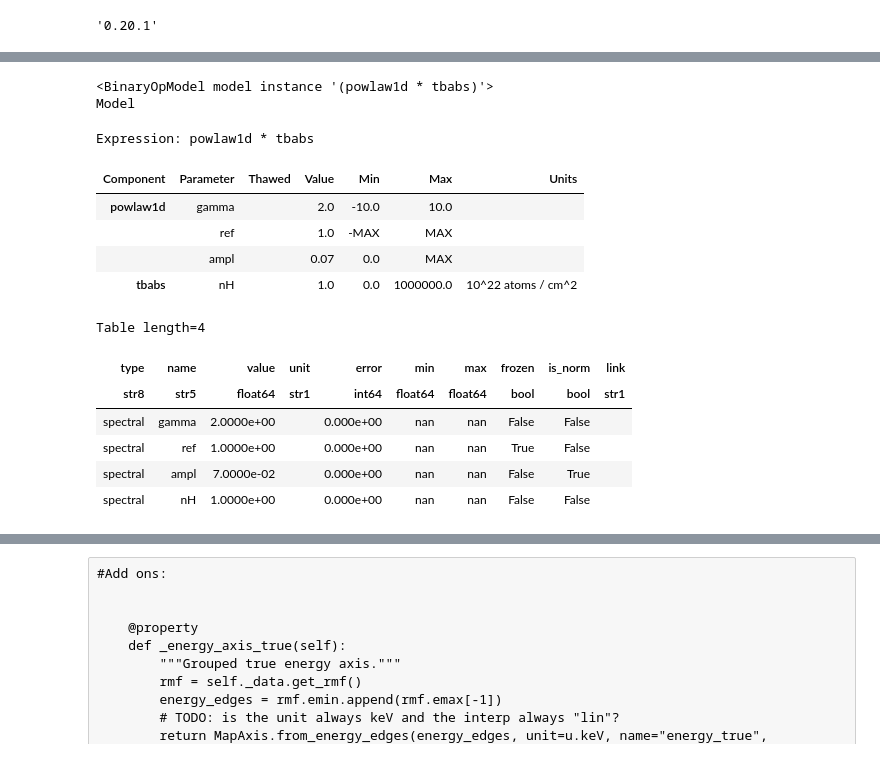
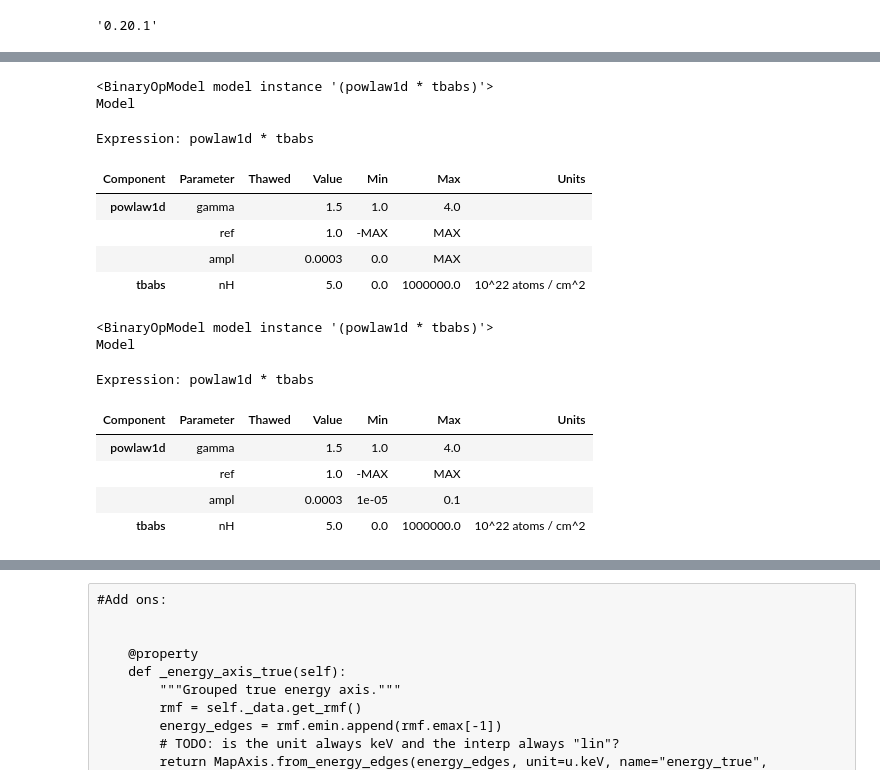
Before and after one commit to luca-giunti/share, a Jupyter notebook: tests-Copy1.ipynb, the cells around one changed output, grey strips where cells are left out. Cells and saved outputs as stored; diff of their text form; code cells hidden in the pictures.

```diff
--- a/tests-Copy1.ipynb
+++ b/tests-Copy1.ipynb
@@ -258,13 +282,19 @@ class SherpaSpectralModel(SpectralModel):
 from sherpa.models.basic import PowLaw1D
 from sherpa.astro.xspec import XSTBabs
 pl = PowLaw1D()
-pl.gamma.val = 2
-pl.ampl.val = 7e-2
-tbabs = XSTBabs()
-model = pl*tbabs
+pl.gamma.val = 1.5
+pl.gamma.min = 1
+pl.gamma.max = 4
+pl.gamma.frozen = True
+pl.ampl.val = 3e-4
+pl.ampl.min = 1e-7
+pl.ampl.max = 1e-1
+absorption = XSTBabs()
+absorption.nH = 5
+absorption.nH.frozen = True
+model = pl*absorption
 # %%
 wrapped_model = SherpaSpectralModel(model)
-wrapped_model.nH.frozen = True
 # %%
 model
 # %% [output]
@@ -272,17 +302,18 @@ model
 Model
 Expression: powlaw1d * tbabs
 | Component | Parameter | Thawed | Value | Min | Max | Units |
-| powlaw1d | gamma |  | 2.0 | -10.0 | 10.0 |  |
+| powlaw1d | gamma |  | 1.5 | 1.0 | 4.0 |  |
 |  | ref |  | 1.0 | -MAX | MAX |  |
-|  | ampl |  | 0.07 | 0.0 | MAX |  |
-| tbabs | nH |  | 1.0 | 0.0 | 1000000.0 | 10^22 atoms / cm^2 |
+|  | ampl |  | 0.0003 | 0.0 | MAX |  |
+| tbabs | nH |  | 5.0 | 0.0 | 1000000.0 | 10^22 atoms / cm^2 |
 # %%
-wrapped_model.parameters.to_table()
+wrapped_model.sherpa_model
 # %% [output]
-Table length=4
+<BinaryOpModel model instance '(powlaw1d * tbabs)'>
+Model
+Expression: powlaw1d * tbabs
-| type | name | value | unit | error | min | max | frozen | is_norm | link |
-| str8 | str5 | float64 | str1 | int64 | float64 | float64 | bool | bool | str1 |
-| spectral | gamma | 2.0000e+00 |  | 0.000e+00 | nan | nan | False | False |  |
-| spectral | ref | 1.0000e+00 |  | 0.000e+00 | nan | nan | True | False |  |
-| spectral | ampl | 7.0000e-02 |  | 0.000e+00 | nan | nan | False | True |  |
-| spectral | nH | 1.0000e+00 |  | 0.000e+00 | nan | nan | False | False |  |
+| Component | Parameter | Thawed | Value | Min | Max | Units |
+| powlaw1d | gamma |  | 1.5 | 1.0 | 4.0 |  |
+|  | ref |  | 1.0 | -MAX | MAX |  |
+|  | ampl |  | 0.0003 | 1e-05 | 0.1 |  |
+| tbabs | nH |  | 5.0 | 0.0 | 1000000.0 | 10^22 atoms / cm^2 |
```
Also changed, not shown: parts of 23 cells of this notebook.
